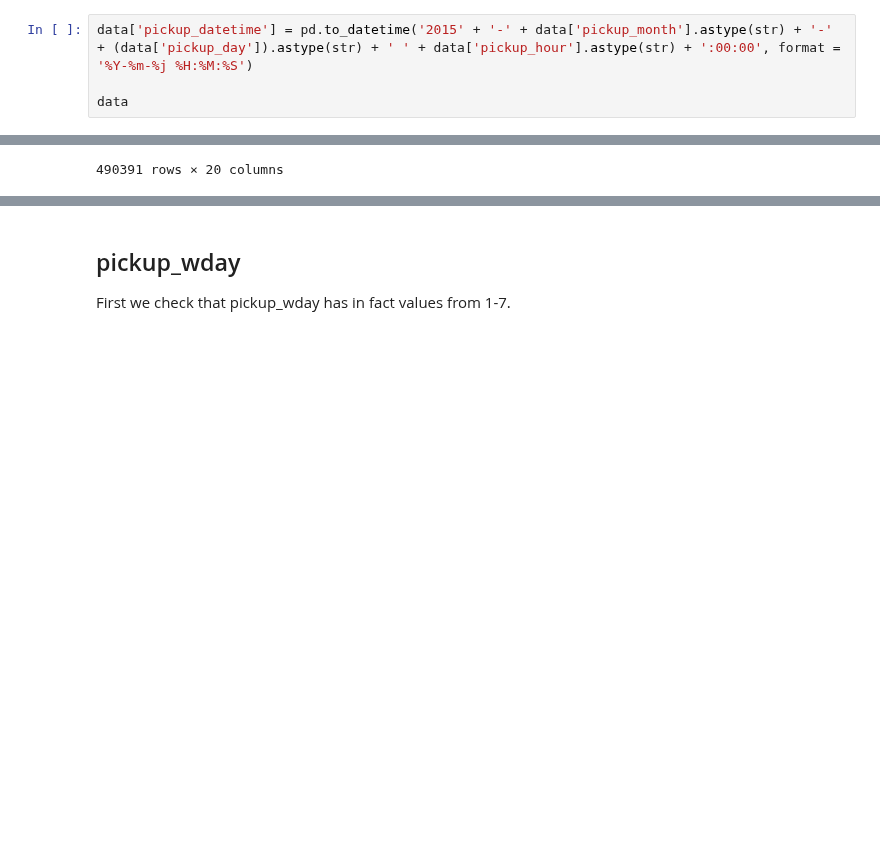
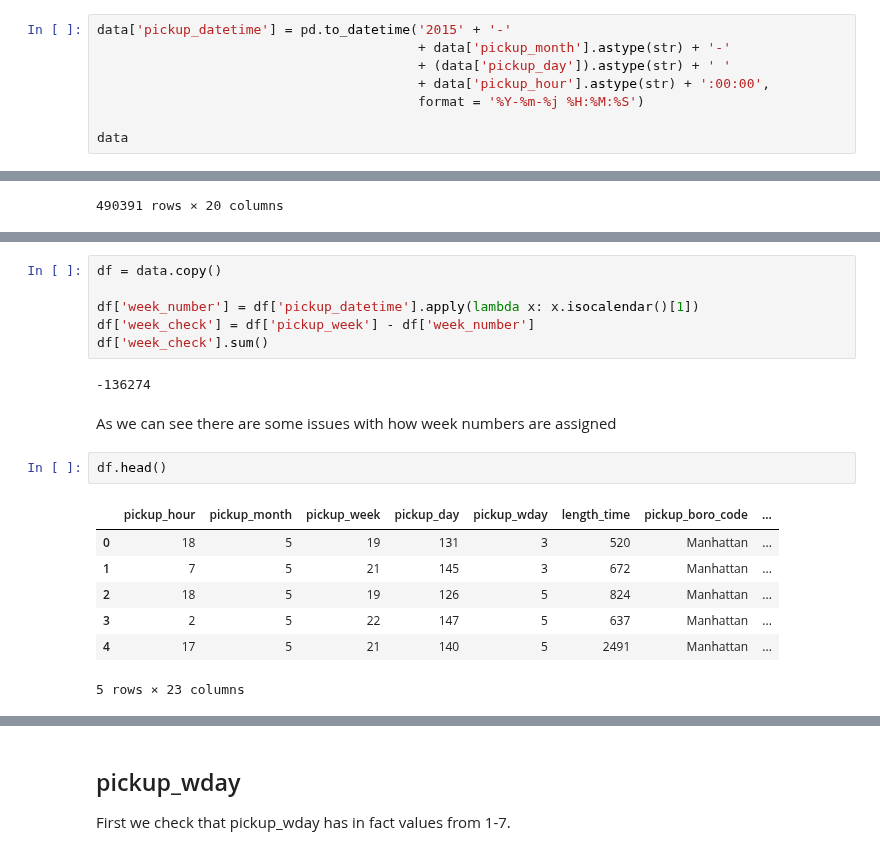
Before and after one commit to MichalKrzyzanski2002/Foundations-Data-Science-Project, a Jupyter notebook: Cleaning.ipynb, the cells around one changed output, grey strips where cells are left out. Drawn from its saved outputs; the diff is of its cells as text; blank space fills up the shorter version.

```diff
--- a/Cleaning.ipynb
+++ b/Cleaning.ipynb
@@ -525,5 +525,9 @@ Name: pickup_day, dtype: float64
 # %%
-data['pickup_datetime'] = pd.to_datetime('2015' + '-' + data['pickup_month'].astype(str) + '-' + (data['pickup_day']).astype(str) + ' ' + data['pickup_hour'].astype(str) + ':00:00', format = '%Y-%m-%j %H:%M:%S')
+data['pickup_datetime'] = pd.to_datetime('2015' + '-'
+                                         + data['pickup_month'].astype(str) + '-'
+                                         + (data['pickup_day']).astype(str) + ' '
+                                         + data['pickup_hour'].astype(str) + ':00:00',
+                                         format = '%Y-%m-%j %H:%M:%S')
 
 data
 # %% [output]
@@ -542,0 +553,20 @@ data
+# %%
+df = data.copy()
+
+df['week_number'] = df['pickup_datetime'].apply(lambda x: x.isocalendar()[1])
+df['week_check'] = df['pickup_week'] - df['week_number']
+df['week_check'].sum()
+# %% [output]
+-136274
+# %% [markdown]
+As we can see there are some issues with how week numbers are assigned
+# %%
+df.head()
+# %% [output]
+|  | pickup_hour | pickup_month | pickup_week | pickup_day | pickup_wday | length_time | pickup_boro_code | ... |
+| 0 | 18 | 5 | 19 | 131 | 3 | 520 | Manhattan | ... |
+| 1 | 7 | 5 | 21 | 145 | 3 | 672 | Manhattan | ... |
+| 2 | 18 | 5 | 19 | 126 | 5 | 824 | Manhattan | ... |
+| 3 | 2 | 5 | 22 | 147 | 5 | 637 | Manhattan | ... |
+| 4 | 17 | 5 | 21 | 140 | 5 | 2491 | Manhattan | ... |
+5 rows × 23 columns
```
Also changed, not shown: parts of 54 cells of this notebook.
